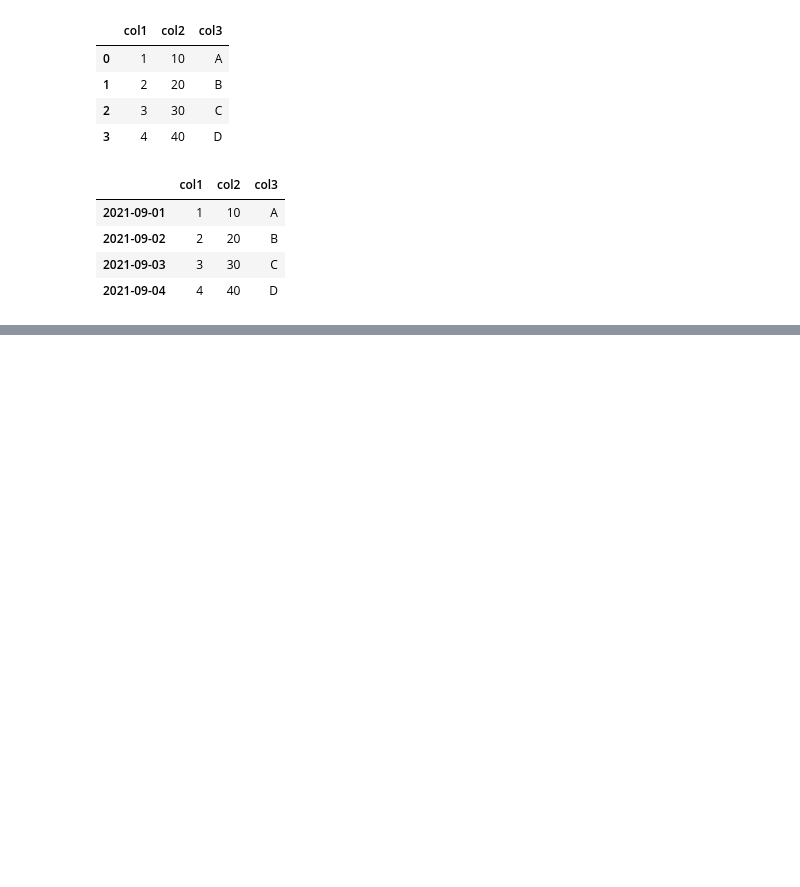
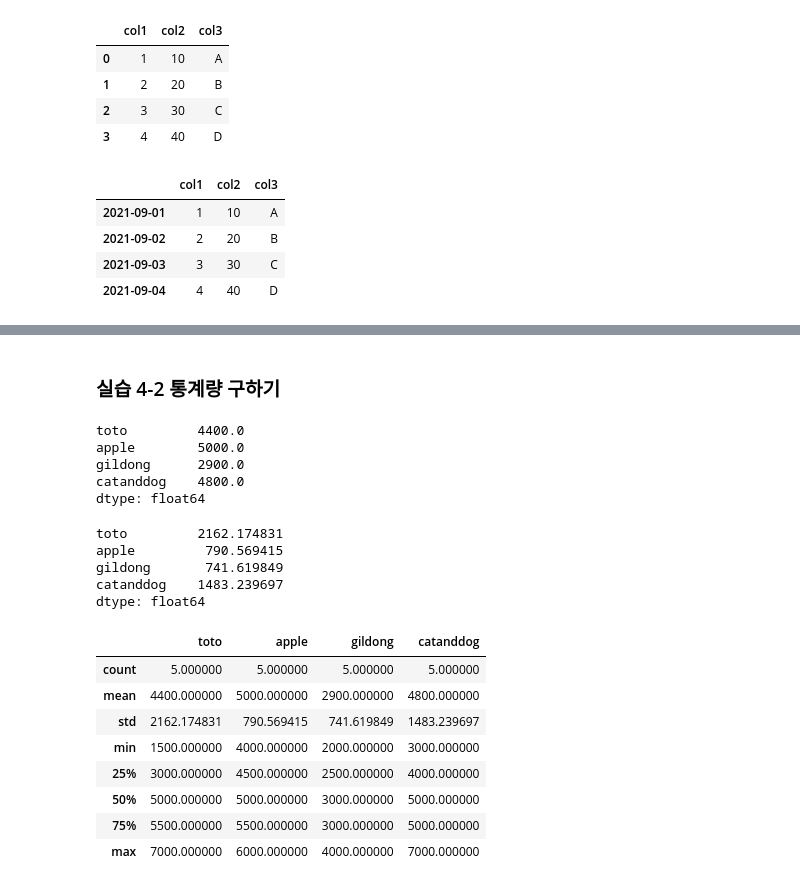
Before and after one commit to city1616/LikeLion_AI_SCHOOL_13th, a Jupyter notebook: 02. 웹과 Github 기본/06_python_library/02_pandas/01_pandas_basic.ipynb, the cells around one changed output, grey strips where cells are left out. Drawn from its saved outputs; the diff is of its cells as text; code cells hidden in the pictures; blank space fills up the shorter version.

Commit message:
pandas basic 실습 내용 추가

```diff
--- a/02. 웹과 Github 기본/06_python_library/02_pandas/01_pandas_basic.ipynb
+++ b/02. 웹과 Github 기본/06_python_library/02_pandas/01_pandas_basic.ipynb
@@ -206,0 +210,10 @@ df
+# %%
+from pandas import DataFrame
+
+team_score = {"toto" : [1500, 3000, 5000, 7000, 5500],
+             "apple" : [4000, 5000, 6000, 5500, 4500],
+             "gildong" : [2000, 2500, 3000, 4000, 3000],
+             "catanddog" : [7000, 5000, 3000, 5000, 4000]}
+
+team_df = DataFrame(team_score)
+team_df
@@ -206,0 +479,4 @@ df
+# %%
+idx_date = pd.date_range(start="2020-01-01",end="2020-01-05").tolist()
+team_df.index = idx_date
+team_df
@@ -206,0 +511,4 @@ df
+# %%
+idx_date = pd.date_range(start="2019-05-01",end="2019-05-05").tolist()
+team_df.index = idx_date
+team_df
@@ -206,0 +647,33 @@ df
+# %% [markdown]
+### 실습 4-2 통계량 구하기
+# %%
+# 평균 : mean()
+team_df.mean()
+# %% [output]
+toto         4400.0
+apple        5000.0
+gildong      2900.0
+catanddog    4800.0
+dtype: float64
+# %%
+# 표준편차 : std()
+team_df.std()
+# %% [output]
+toto         2162.174831
+apple         790.569415
+gildong       741.619849
+catanddog    1483.239697
+dtype: float64
+# %%
+# 요약값 : describe()
+team_df.describe()
+# %% [output]
+|  | toto | apple | gildong | catanddog |
+| count | 5.000000 | 5.000000 | 5.000000 | 5.000000 |
+| mean | 4400.000000 | 5000.000000 | 2900.000000 | 4800.000000 |
+| std | 2162.174831 | 790.569415 | 741.619849 | 1483.239697 |
+| min | 1500.000000 | 4000.000000 | 2000.000000 | 3000.000000 |
+| 25% | 3000.000000 | 4500.000000 | 2500.000000 | 4000.000000 |
+| 50% | 5000.000000 | 5000.000000 | 3000.000000 | 5000.000000 |
+| 75% | 5500.000000 | 5500.000000 | 3000.000000 | 5000.000000 |
+| max | 7000.000000 | 6000.000000 | 4000.000000 | 7000.000000 |
```
Also changed, not shown: parts of 78 cells of this notebook.
